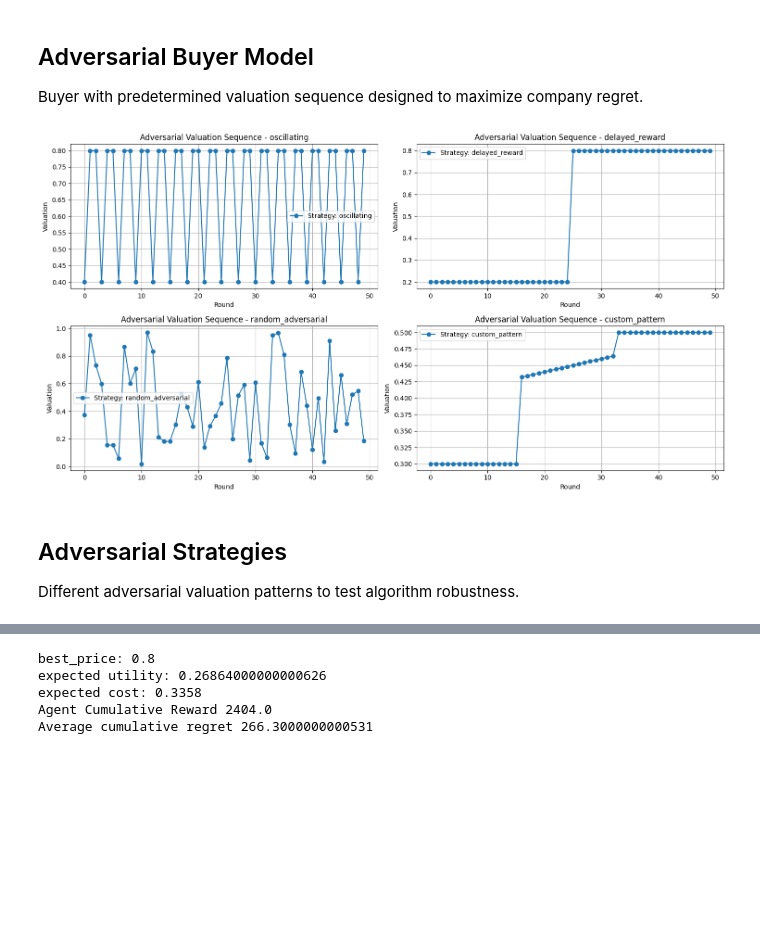
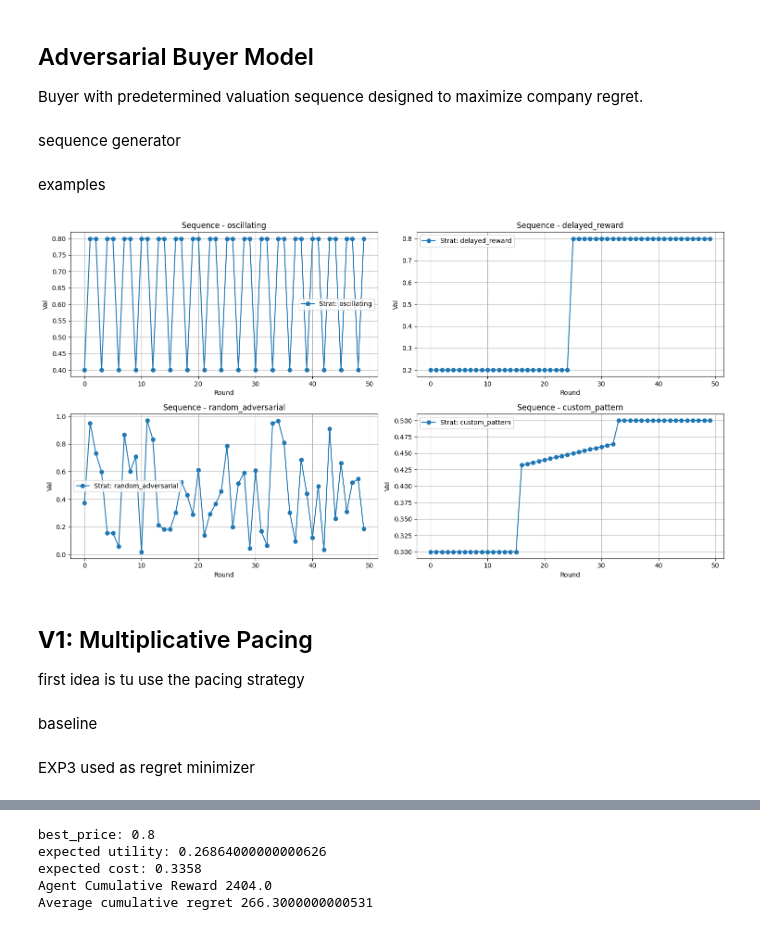
Before and after one commit to matteopasqual02/OLA-2025-project, a Jupyter notebook: R3_Single_product_and_adversarial_environment.ipynb, the cells around one changed output, grey strips where cells are left out. Cells and saved outputs as stored; diff of their text form; code cells hidden in the pictures; blank space fills up the shorter version.

```diff
--- a/R3_Single_product_and_adversarial_environment.ipynb
+++ b/R3_Single_product_and_adversarial_environment.ipynb
@@ -30,6 +26,8 @@ class AdversarialBuyer:
 
     def reset(self):
         self.t = 0
+# %% [markdown]
+sequence generator
 # %%
 def generate_adversarial_sequence(T, strategy):
     if strategy == 'oscillating':
@@ -63,30 +61,34 @@ def generate_adversarial_valuations(T, strategy, sigma=0.1):
     sequence = generate_adversarial_sequence(T, strategy)
     noisy_sequence = apply_noise(sequence, sigma)
     return noisy_sequence
+# %% [markdown]
+examples
 # %%
 T_test = 50
 strategies = ['oscillating', 'delayed_reward', 'random_adversarial', 'custom_pattern']
 
 fig, axes = plt.subplots(2, 2, figsize=(15, 8))
 axes = axes.flatten()
 
 for i, strategy in enumerate(strategies):
     valuation_sequence = generate_adversarial_sequence(T_test, strategy)
-    axes[i].plot(valuation_sequence, marker='o', label=f'Strategy: {strategy}')
-    axes[i].set_title(f'Adversarial Valuation Sequence - {strategy}')
+    axes[i].plot(valuation_sequence, marker='o', label=f'Strat: {strategy}')
+    axes[i].set_title(f'Sequence - {strategy}')
     axes[i].set_xlabel('Round')
-    axes[i].set_ylabel('Valuation')
+    axes[i].set_ylabel('Val')
     axes[i].legend()
     axes[i].grid()
 
 plt.tight_layout()
 plt.show()
 # %% [output]
-[figure, old version]
+[figure, new version]
-# %% [markdown]
-## Adversarial Strategies
-
-Different adversarial valuation patterns to test algorithm robustness.
+# %% [markdown]
+## **V1:** Multiplicative Pacing
+
+first idea is tu use the pacing strategy
+# %% [markdown]
+baseline
 # %%
 def compute_baseline(T, P, B, evaluations):
     # initializing parameters
@@ -115,6 +117,8 @@ def compute_baseline(T, P, B, evaluations):
     else:
         print("\nNo feasible price found under the budget constraint.")
     return float(P[best_idx]), float(f[best_idx]), float(c[best_idx])
+# %% [markdown]
+EXP3 used as regret minimizer
 # %%
 class EXP3Agent:
     def __init__(self, K, learning_rate=0.1):
```
Also changed, not shown: parts of 19 cells of this notebook.
